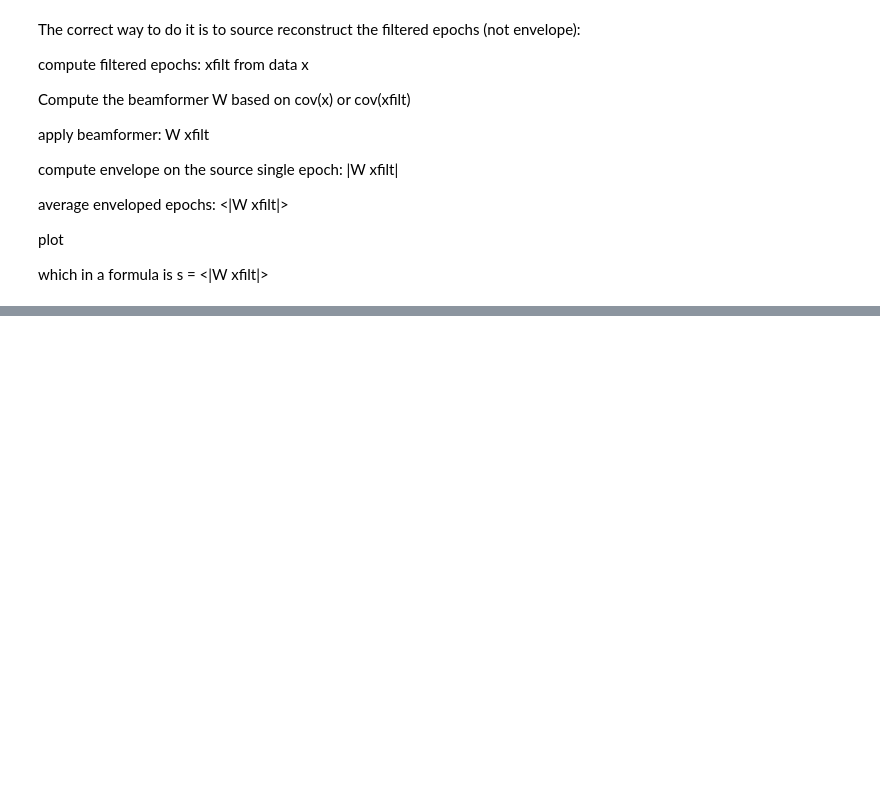
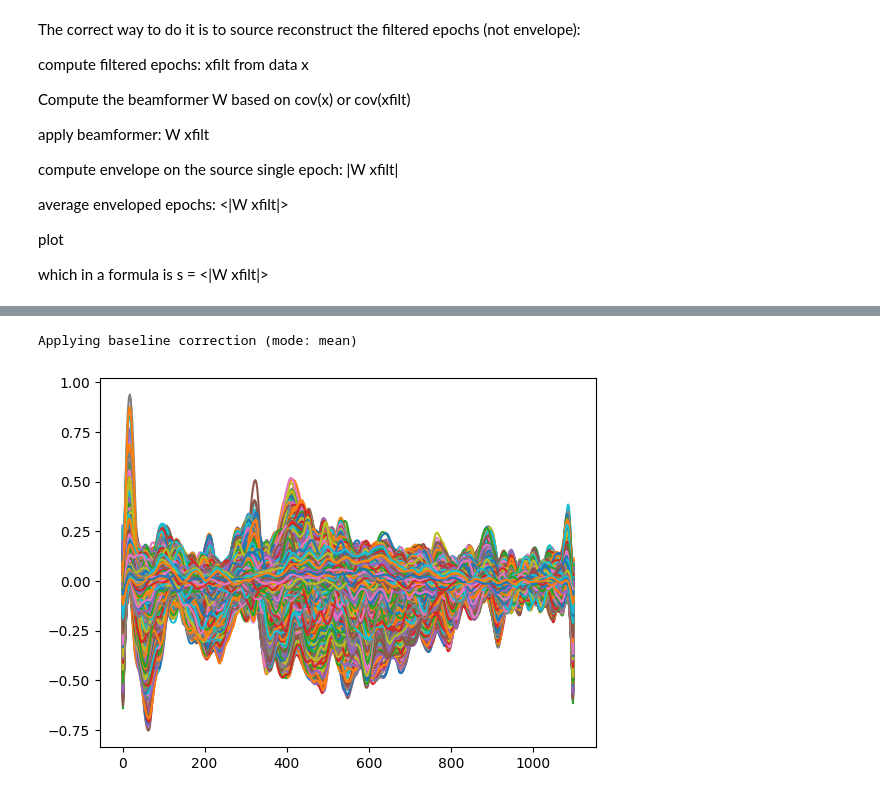
Before and after one commit to bonokat/memory_formation, a Jupyter notebook: dirty_field/src_rec.ipynb, the cells around one changed output, grey strips where cells are left out. Cells and saved outputs as stored; diff of their text form; code cells hidden in the pictures; blank space fills up the shorter version.

```diff
--- a/dirty_field/src_rec.ipynb
+++ b/dirty_field/src_rec.ipynb
@@ -166,7 +57,0 @@ for i in range(len(stc_env)):
-# %%
-stc_env_av = stc_env.copy()
-stc_env_av.data = []
-for i in range(len(stc_env)):
-    stc_env_av.data += stc_env[i].data
-stc_env_av.data = stc_env_av.data/len(stc_env)
-# this takes less than 2 minutes to complete
@@ -339,0 +520,7 @@ Using control points [ 78166.79121536  94321.61060715 174288.53999656]
+# %%
+stc_env_averaged_bl = deepcopy(stc_env_av).apply_baseline(baseline=(3.25, 3.75))
+plt.plot(stc_env_averaged_bl.data.T)
+plt.show()
+# %% [output]
+Applying baseline correction (mode: mean)
+[figure, added]
```
Also changed, not shown: parts of 98 cells of this notebook, 2 other files.
